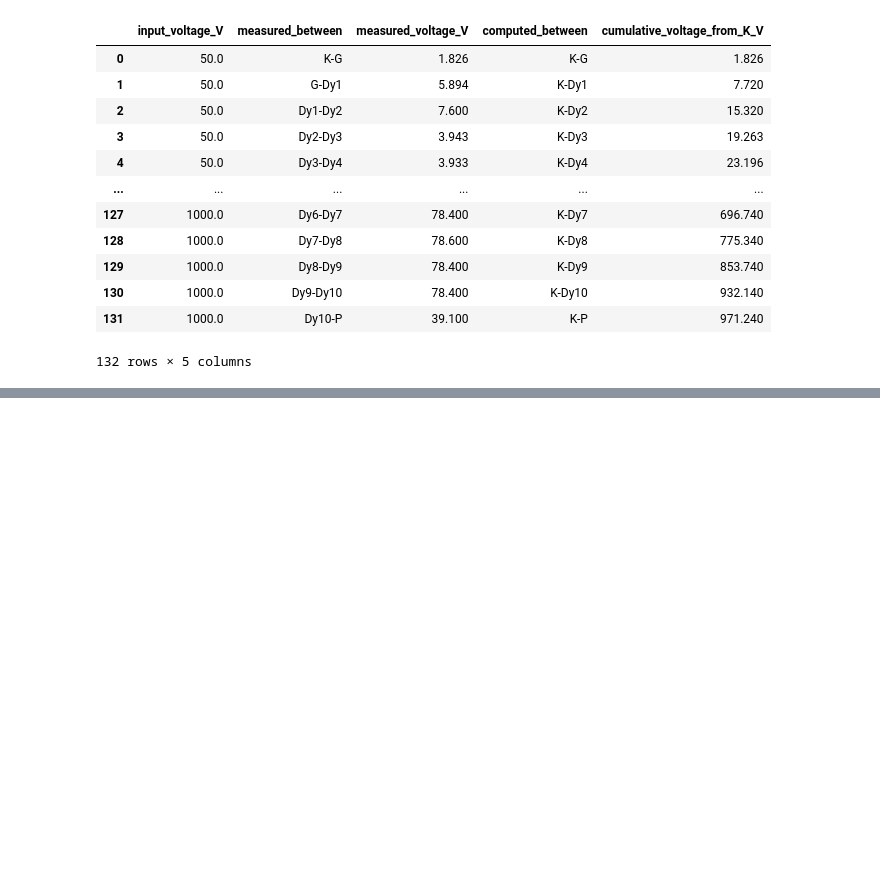
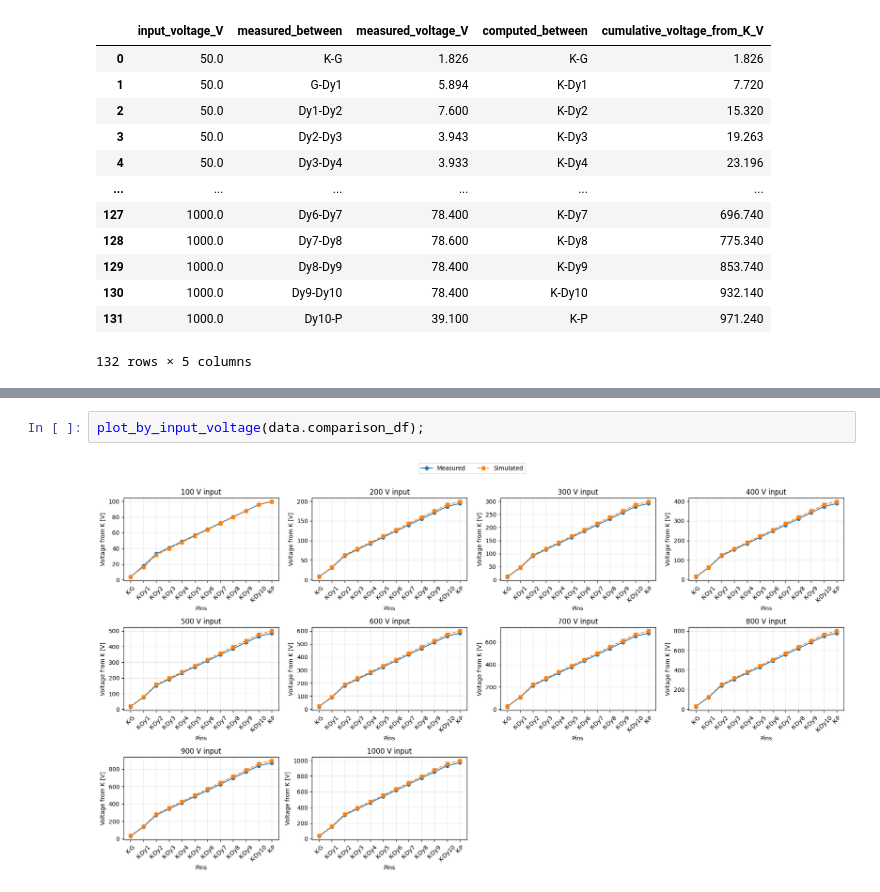
Before and after one commit to TAU-neutrino-lab/PMT-characterization, a Jupyter notebook: voltage-divider/voltage_divider_validation.ipynb, the cells around one changed output, grey strips where cells are left out. Saved outputs shown, nothing was run; the diff lists cells and outputs as text; blank space fills up the shorter version.

```diff
--- a/voltage-divider/voltage_divider_validation.ipynb
+++ b/voltage-divider/voltage_divider_validation.ipynb
@@ -67,0 +83,4 @@ data.comparison_df
+# %%
+plot_by_input_voltage(data.comparison_df);
+# %% [output]
+[figure, added]
```
Also changed, not shown: parts of 8 cells of this notebook, 2 other files.
